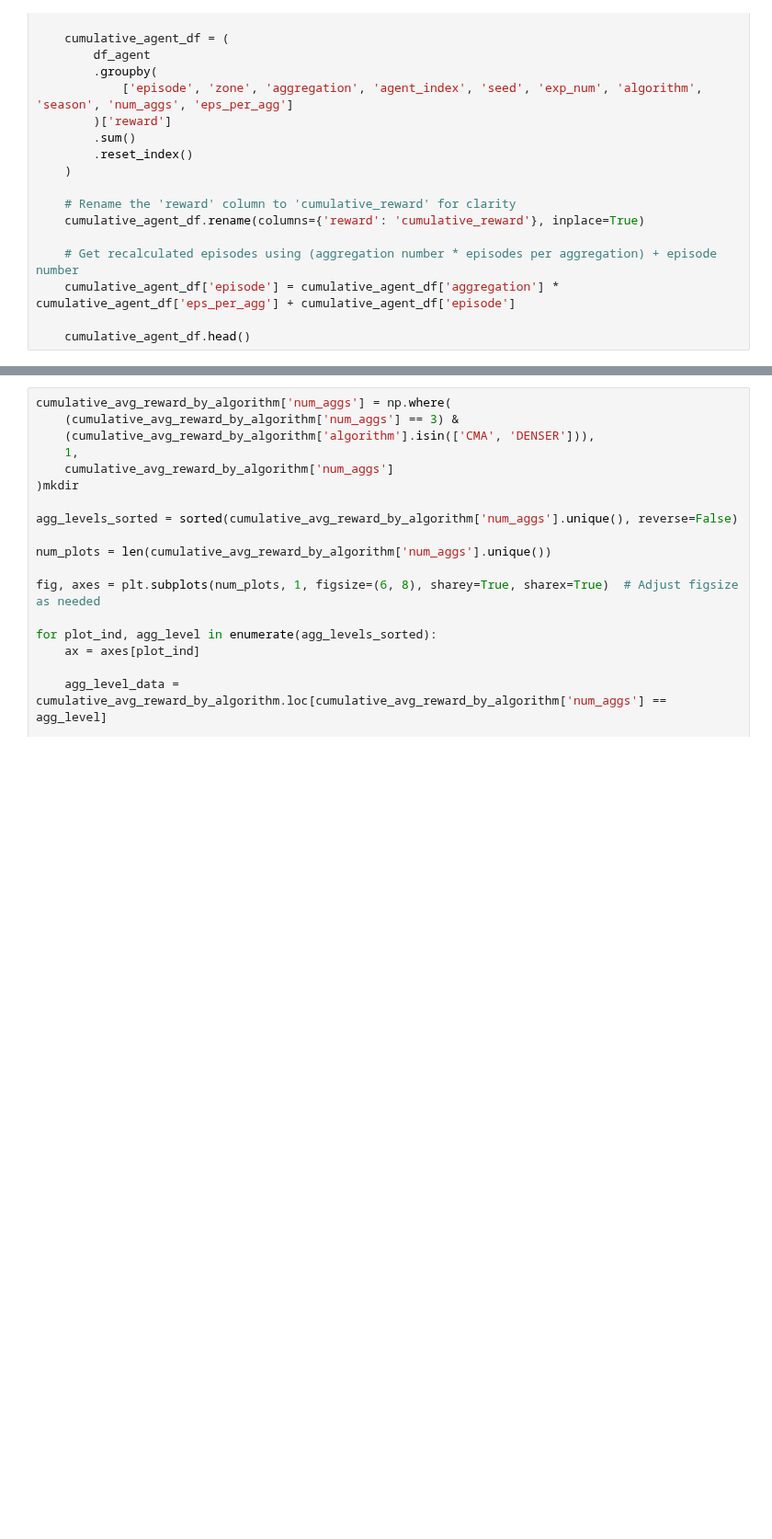
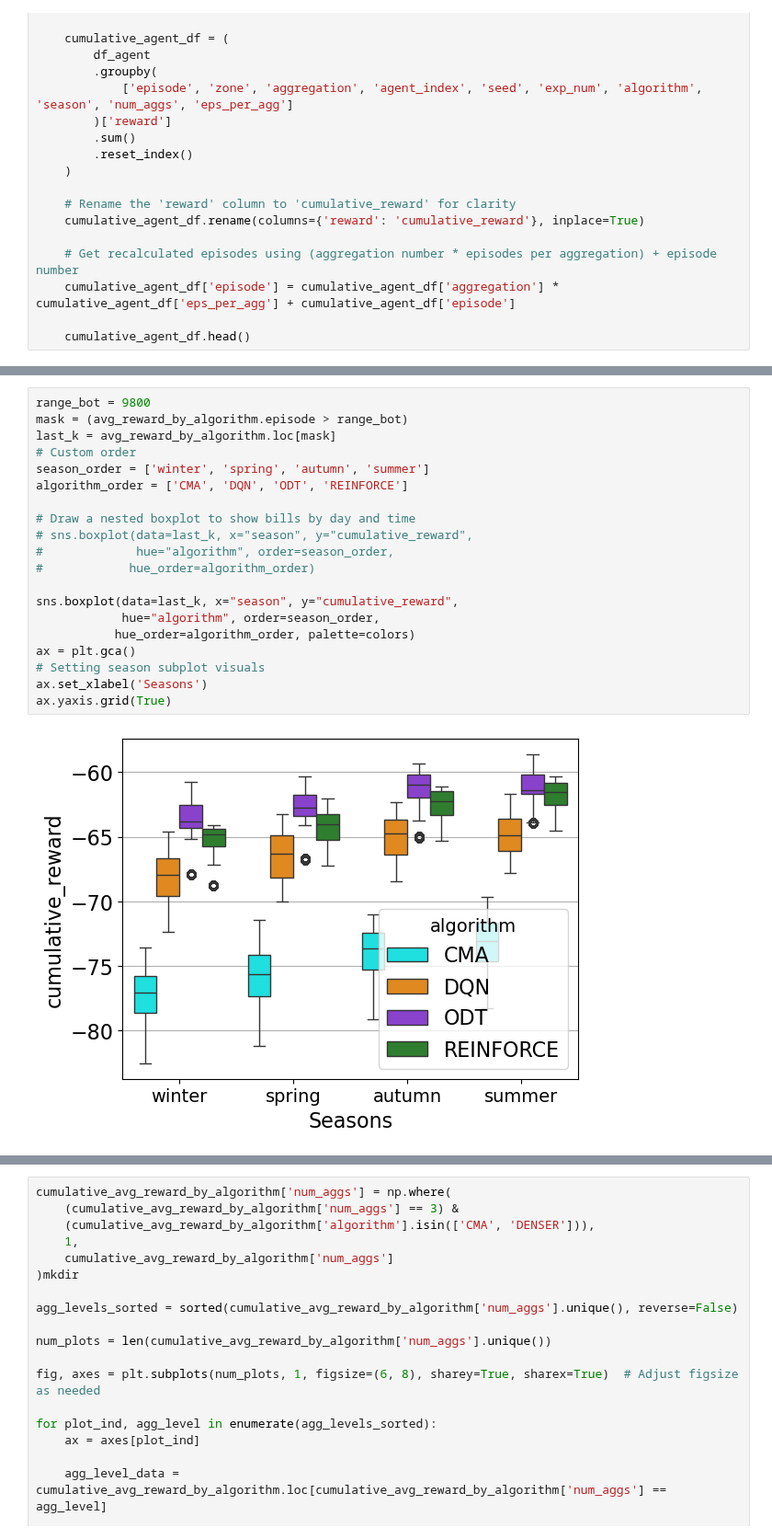
Before and after one commit to LucasHartmanWestern/rl-for-vrp-csp, a Jupyter notebook: experiments/Part 1 Figures.ipynb, the cells around one changed output, grey strips where cells are left out. Shown at 92% size. Saved outputs shown, nothing was run; the diff lists cells and outputs as text; blank space fills up the shorter version.

```diff
--- a/experiments/Part 1 Figures.ipynb
+++ b/experiments/Part 1 Figures.ipynb
@@ -358 +572,23 @@ plt.show()
+# %%
+range_bot = 9800
+mask = (avg_reward_by_algorithm.episode > range_bot)
+last_k = avg_reward_by_algorithm.loc[mask]
+# Custom order
+season_order = ['winter', 'spring', 'autumn', 'summer']
+algorithm_order = ['CMA', 'DQN', 'ODT', 'REINFORCE']
+
+# Draw a nested boxplot to show bills by day and time
+# sns.boxplot(data=last_k, x="season", y="cumulative_reward",
+#             hue="algorithm", order=season_order,
+#            hue_order=algorithm_order)
+
+sns.boxplot(data=last_k, x="season", y="cumulative_reward",
+            hue="algorithm", order=season_order,
+           hue_order=algorithm_order, palette=colors)
+ax = plt.gca()
+# Setting season subplot visuals
+ax.set_xlabel('Seasons')
+ax.yaxis.grid(True)
+# %% [output]
+[figure, added]
 # %%
```
Also changed, not shown: parts of 8 cells of this notebook, 1 other file.
